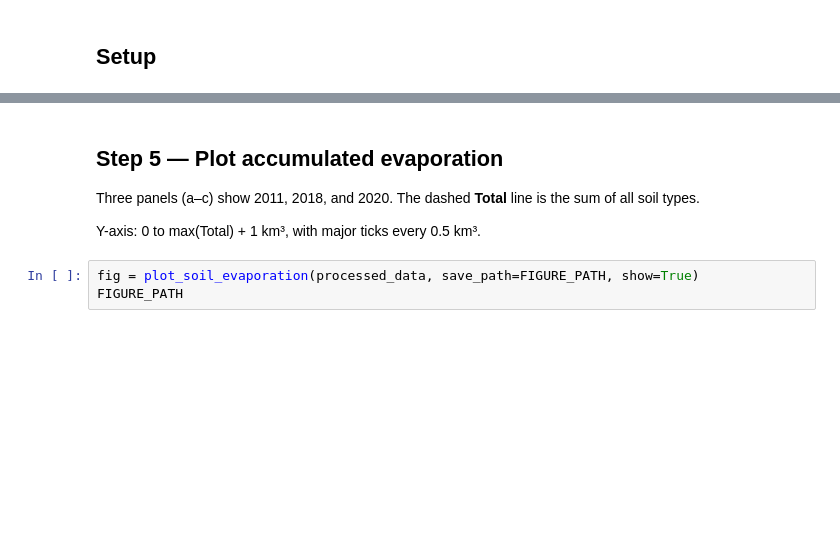
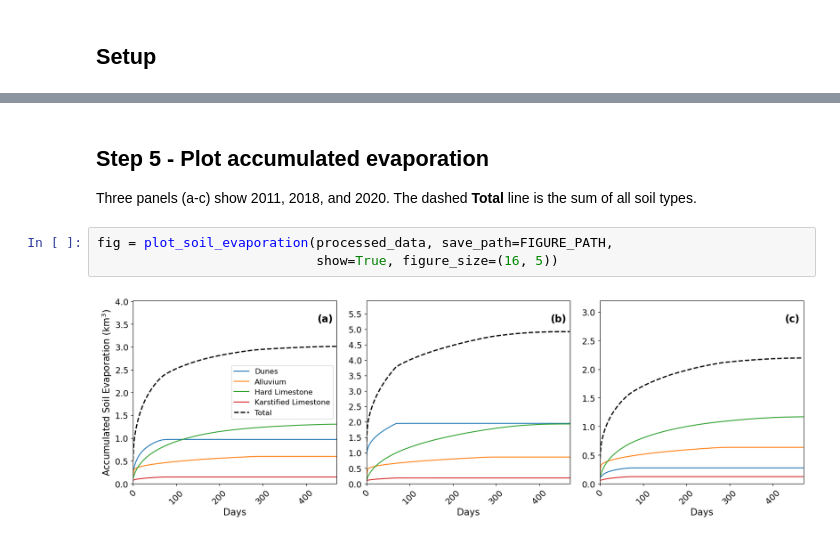
Before and after one commit to hassansalehx/soil_evaporation_simulation, a Jupyter notebook: notebooks/soil_evap_sec.ipynb, the cells around one changed output, grey strips where cells are left out. Drawn from its saved outputs; the diff is of its cells as text; blank space fills up the shorter version.

Commit message:
Polish display formatting, figure spacing, and notebook prose.
Round km³ summaries to 2 decimals, tighten panel gaps, gate QC prints behind verbose, and replace em dashes in docs.

```diff
--- a/notebooks/soil_evap_sec.ipynb
+++ b/notebooks/soil_evap_sec.ipynb
@@ -91,9 +137,9 @@ processed_data[2018].head()
 # %% [markdown]
-## Step 5 — Plot accumulated evaporation
+## Step 5 - Plot accumulated evaporation
 
-Three panels (a–c) show 2011, 2018, and 2020. The dashed **Total** line is the sum of all soil types.
-
-Y-axis: 0 to max(Total) + 1 km³, with major ticks every 0.5 km³.
+Three panels (a-c) show 2011, 2018, and 2020. The dashed **Total** line is the sum of all soil types.
 # %%
-fig = plot_soil_evaporation(processed_data, save_path=FIGURE_PATH, show=True)
-FIGURE_PATH
+fig = plot_soil_evaporation(processed_data, save_path=FIGURE_PATH,
+                            show=True, figure_size=(16, 5))
+# %% [output]
+[figure, added]
```
Also changed, not shown: parts of 12 cells of this notebook, 5 other files.
